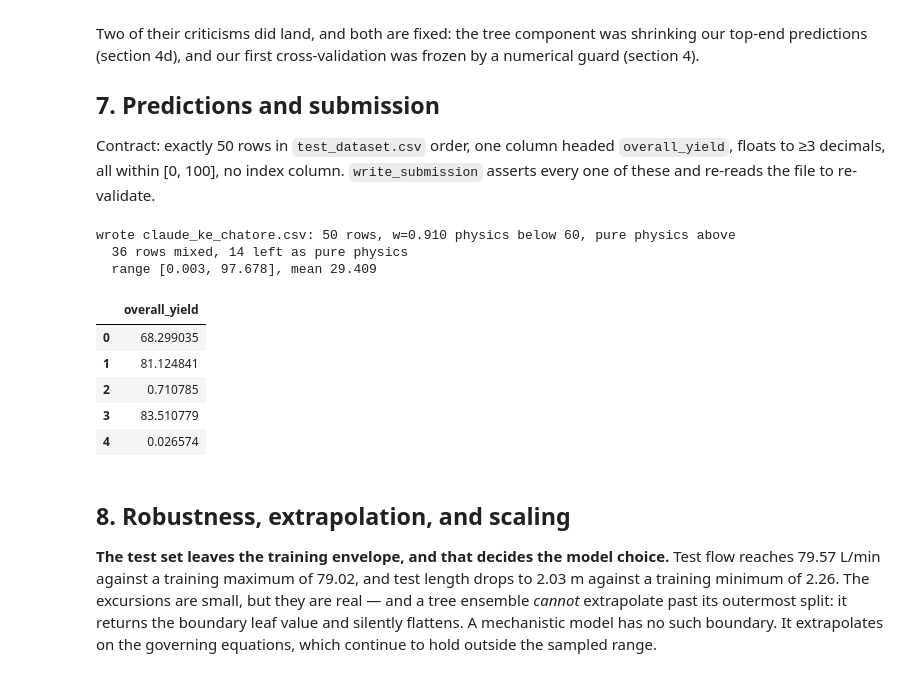
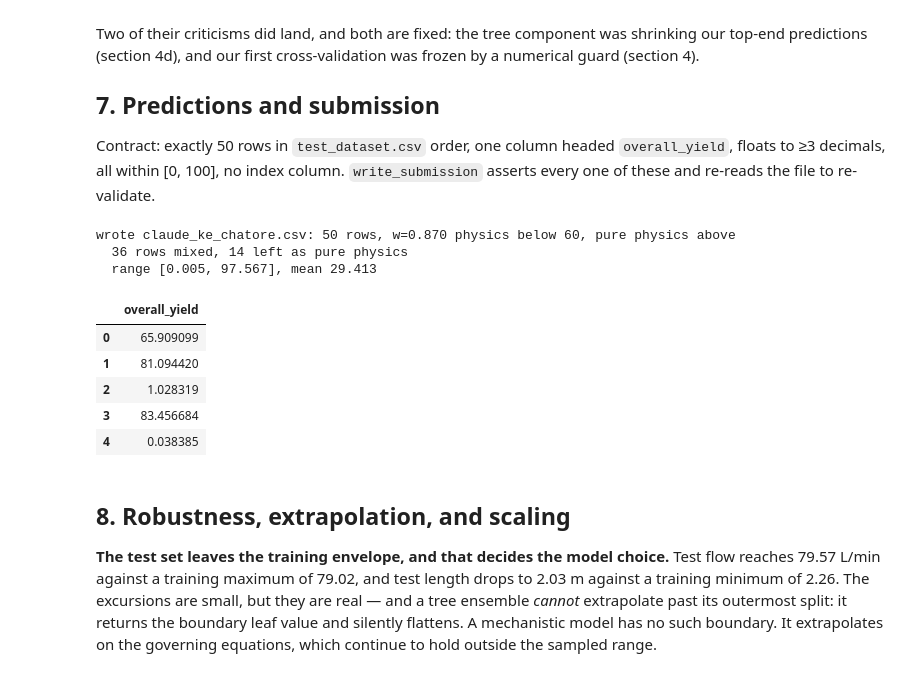
Before and after one commit to parthg2112/iit-kgp-ml-hackathon, a Jupyter notebook: notebook/final.ipynb, the cells around one changed output. Drawn from its saved outputs; the diff is of its cells as text; code cells hidden in the pictures.

Commit message:
feat: noise-averaged prediction with jointly derived (sigma,w,cutoff) policy

```diff
--- a/notebook/final.ipynb
+++ b/notebook/final.ipynb
@@ -912,42 +934,56 @@ def tree_predict(train_df, predict_df, seed=0):
     Xp = add_physics_features(predict_df)[FEATURE_COLUMNS].to_numpy(float)
     return np.clip(m.predict(Xp), 0.0, 100.0)
 
 def write_submission(preds, team_name, out_dir=ROOT):
     """Write the one submission, asserting the contract, then re-read to confirm."""
     preds = np.asarray(preds, float).ravel()
     assert preds.shape == (len(test),) and len(test) == 50
     assert np.all(np.isfinite(preds)) and preds.min() >= 0 and preds.max() <= 100
     path = Path(out_dir) / f"{team_name}.csv"
     pd.DataFrame({TARGET: np.round(preds, 6)}).to_csv(path, index=False, float_format="%.6f")
     back = pd.read_csv(path)
     assert list(back.columns) == [TARGET] and len(back) == 50
     return path
 
 # SUBMIT_STEPS (not DEFAULT_STEPS): at 512 substeps individual predictions still
 # move ~0.22 yield-points, and the finer grid scores better. Costs ~90 ms once.
-phys = integrate(fitted, ode_inputs(test), n_steps=SUBMIT_STEPS)
+NOISE_SIGMA_K = blend.get("sigma", 1.67)   # policy read from the artifact, never hardcoded
+def predict_smoothed(x, df, sigma=NOISE_SIGMA_K, n_nodes=7, n_steps=DEFAULT_STEPS):
+    """E[f(x+delta)], delta ~ N(0, sigma^2) on both temperatures (Gauss-Hermite)."""
+    if sigma <= 0:
+        return integrate(x, ode_inputs(df), n_steps=n_steps)
+    nodes, wts = np.polynomial.hermite_e.hermegauss(n_nodes); wts = wts / wts.sum()
+    acc = np.zeros(len(df))
+    for t, w in zip(nodes, wts):
+        d = df.copy()
+        d["inlet_temperature_K"] += sigma * t
+        d["jacket_temperature_K"] += sigma * t
+        acc += w * integrate(x, ode_inputs(d), n_steps=n_steps)
+    return acc
+
+phys = predict_smoothed(fitted, test, n_steps=SUBMIT_STEPS)
 # Tree averaged over the same seeds the out-of-fold predictions used -- a
 # single-seed tree is a noisier estimator than the one w was chosen against.
 tree = np.mean([tree_predict(train, test, seed=s) for s in (0, 1, 2)], axis=0)
-final = apply_blend(phys, tree, blend["weight"])   # regime-aware, see section 4d
+final = apply_blend(phys, tree, blend["weight"], blend.get("cutoff", BLEND_CUTOFF))
 
 path = write_submission(final, "claude_ke_chatore")
 n_mixed = int((phys <= BLEND_CUTOFF).sum())
 print(f"wrote {path.name}: {len(final)} rows, w={blend['weight']:.3f} physics below "
       f"{BLEND_CUTOFF:.0f}, pure physics above")
 print(f"  {n_mixed} rows mixed, {len(final)-n_mixed} left as pure physics")
 print(f"  range [{final.min():.3f}, {final.max():.3f}], mean {final.mean():.3f}")
 pd.read_csv(path).head()
 # %% [output]
-wrote claude_ke_chatore.csv: 50 rows, w=0.910 physics below 60, pure physics above
+wrote claude_ke_chatore.csv: 50 rows, w=0.870 physics below 60, pure physics above
   36 rows mixed, 14 left as pure physics
-  range [0.003, 97.678], mean 29.409
+  range [0.005, 97.567], mean 29.413
 |  | overall_yield |
-| 0 | 68.299035 |
-| 1 | 81.124841 |
-| 2 | 0.710785 |
-| 3 | 83.510779 |
-| 4 | 0.026574 |
+| 0 | 65.909099 |
+| 1 | 81.094420 |
+| 2 | 1.028319 |
+| 3 | 83.456684 |
+| 4 | 0.038385 |
 # %% [markdown]
 ## 8. Robustness, extrapolation, and scaling
 
```
Also changed, not shown: parts of 7 cells of this notebook, 18 other files.
